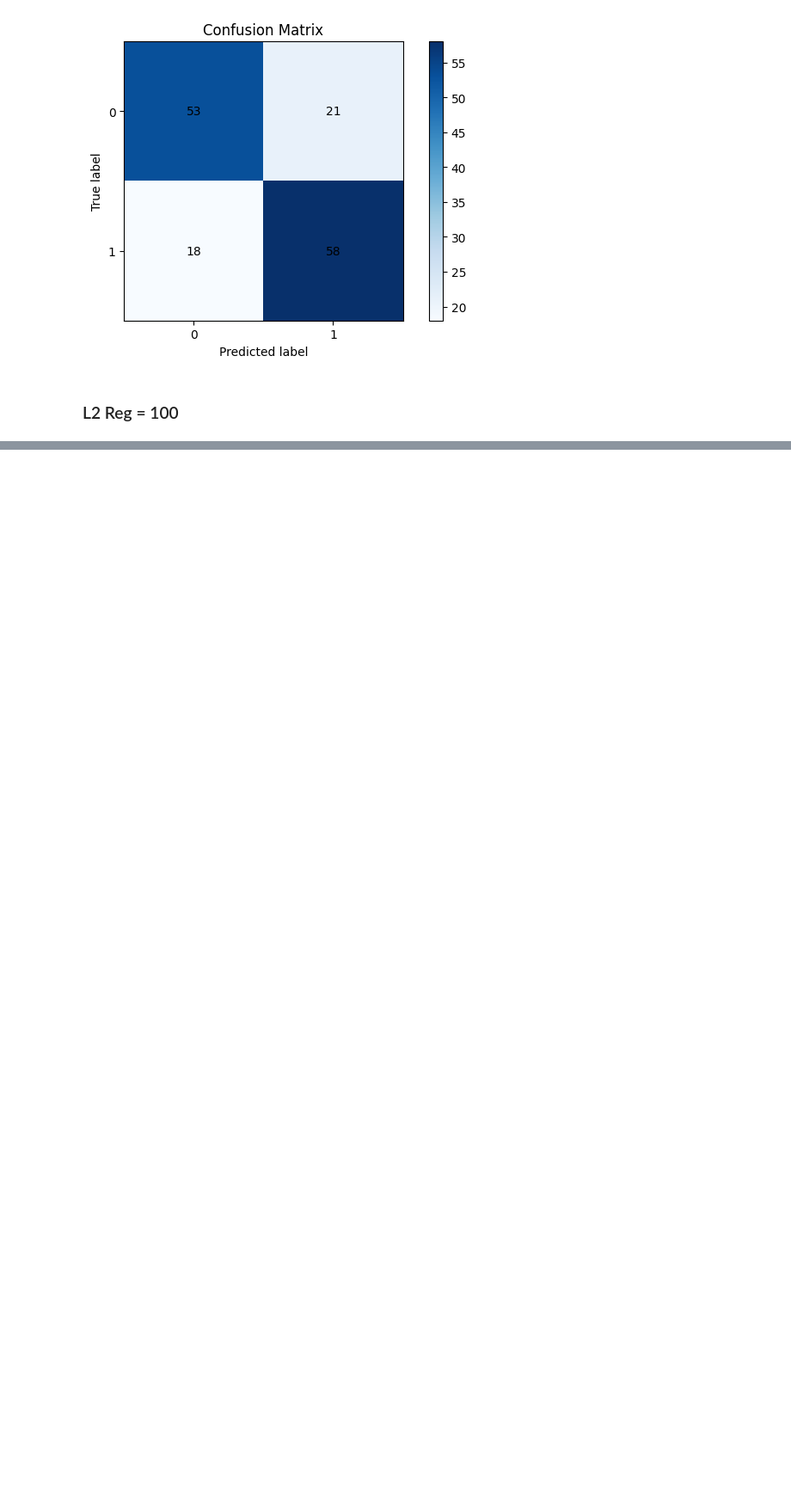
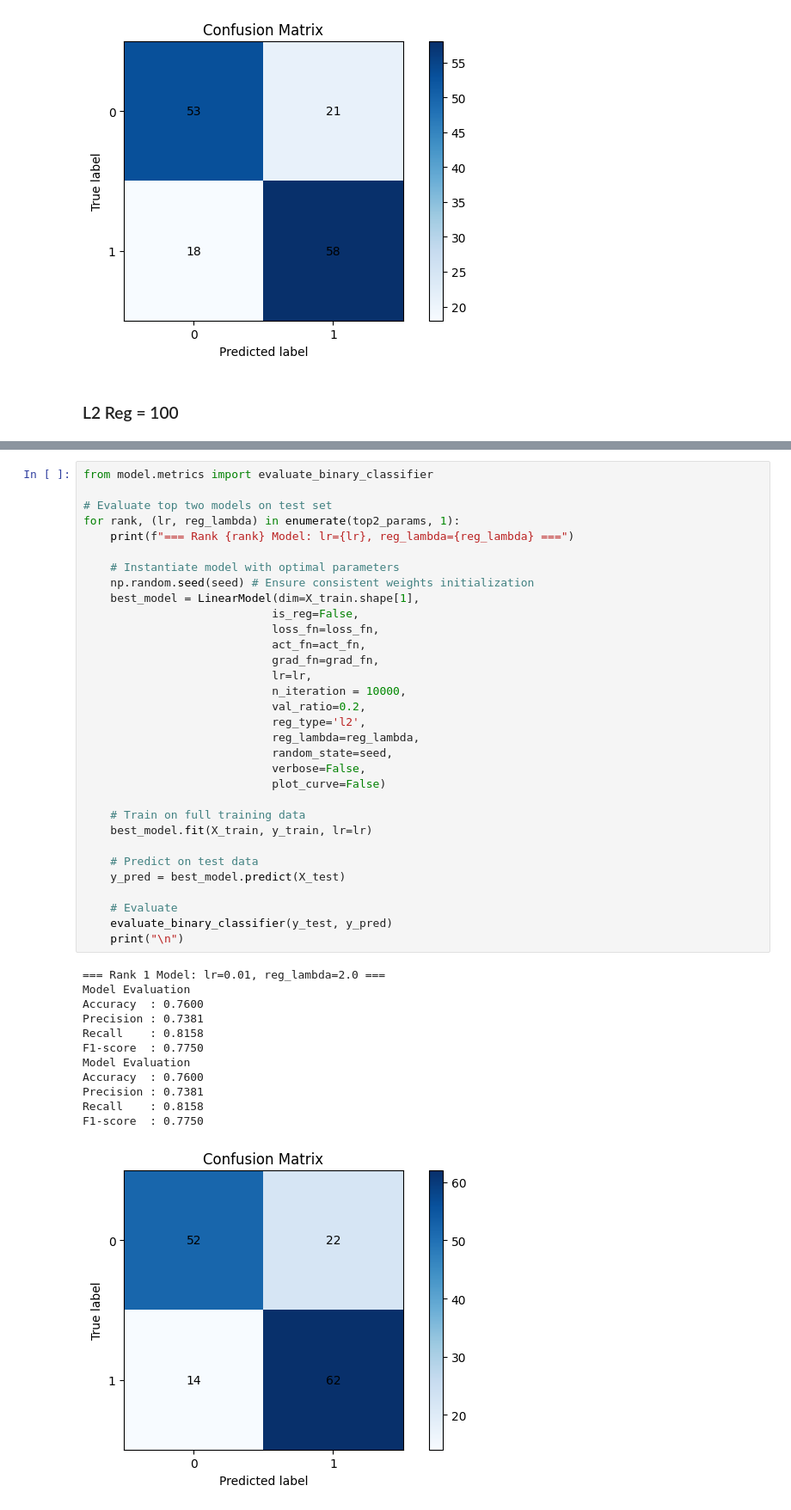
Before and after one commit to pinkypacman/DM2026-Assignment-1, a Jupyter notebook: Real_World_Classification.ipynb, the cells around one changed output, grey strips where cells are left out. Shown at 86% size. Cells and saved outputs as stored; diff of their text form; blank space fills up the shorter version.

```diff
--- a/Real_World_Classification.ipynb
+++ b/Real_World_Classification.ipynb
@@ -397,0 +470,45 @@ F1-score  : 0.6726
+# %%
+from model.metrics import evaluate_binary_classifier
+
+# Evaluate top two models on test set
+for rank, (lr, reg_lambda) in enumerate(top2_params, 1):
+    print(f"=== Rank {rank} Model: lr={lr}, reg_lambda={reg_lambda} ===")
+
+    # Instantiate model with optimal parameters
+    np.random.seed(seed) # Ensure consistent weights initialization
+    best_model = LinearModel(dim=X_train.shape[1],
+                            is_reg=False,
+                            loss_fn=loss_fn,
+                            act_fn=act_fn,
+                            grad_fn=grad_fn,
+                            lr=lr,
+                            n_iteration = 10000,
+                            val_ratio=0.2,
+                            reg_type='l2',
+                            reg_lambda=reg_lambda,
+                            random_state=seed,
+                            verbose=False,
+                            plot_curve=False)
+
+    # Train on full training data
+    best_model.fit(X_train, y_train, lr=lr)
+
+    # Predict on test data
+    y_pred = best_model.predict(X_test)
+
+    # Evaluate
+    evaluate_binary_classifier(y_test, y_pred)
+    print("\n")
+# %% [output]
+=== Rank 1 Model: lr=0.01, reg_lambda=2.0 ===
+Model Evaluation
+Accuracy  : 0.7600
+Precision : 0.7381
+Recall    : 0.8158
+F1-score  : 0.7750
+Model Evaluation
+Accuracy  : 0.7600
+Precision : 0.7381
+Recall    : 0.8158
+F1-score  : 0.7750
+[figure, added]
```
Also changed, not shown: parts of 9 cells of this notebook, 3 other files.
